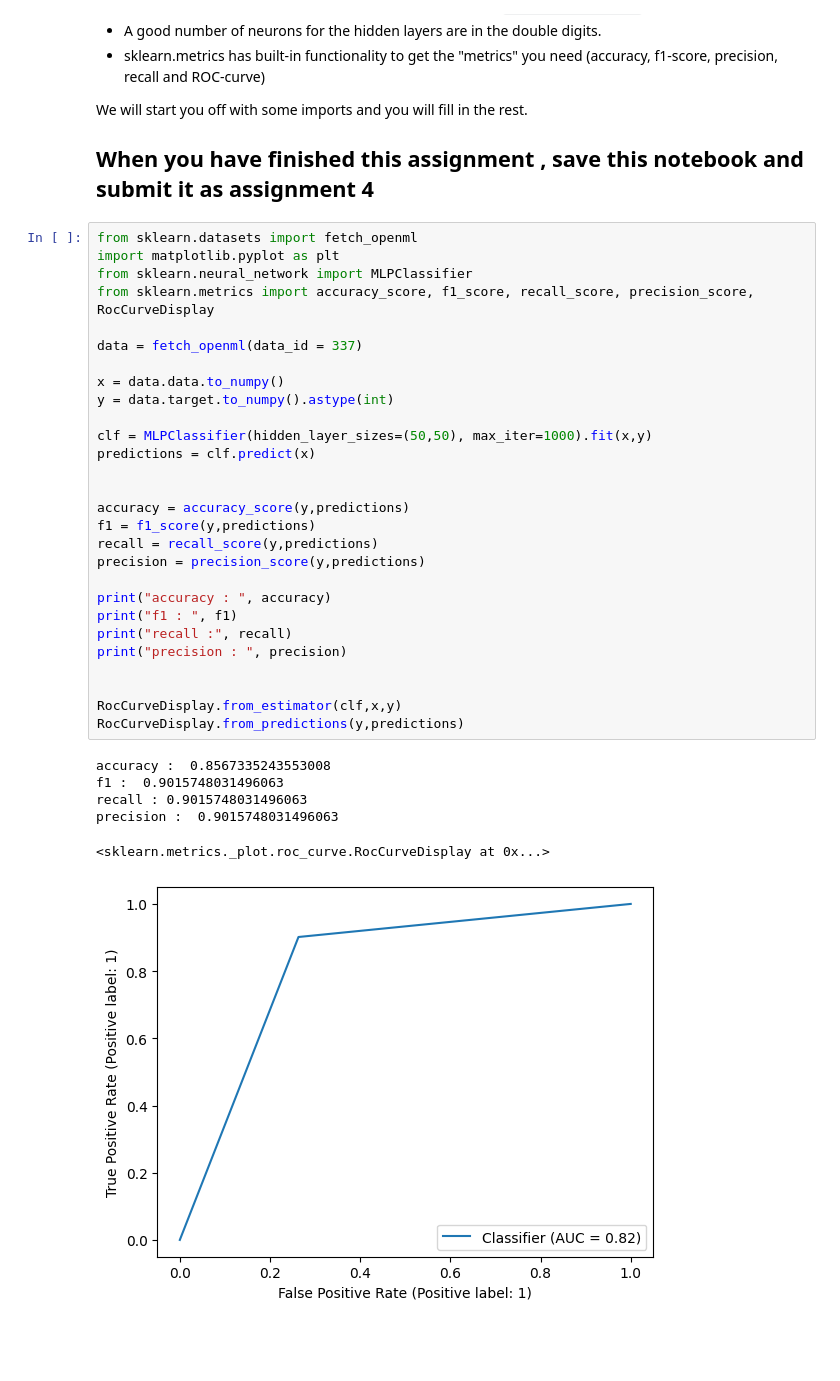
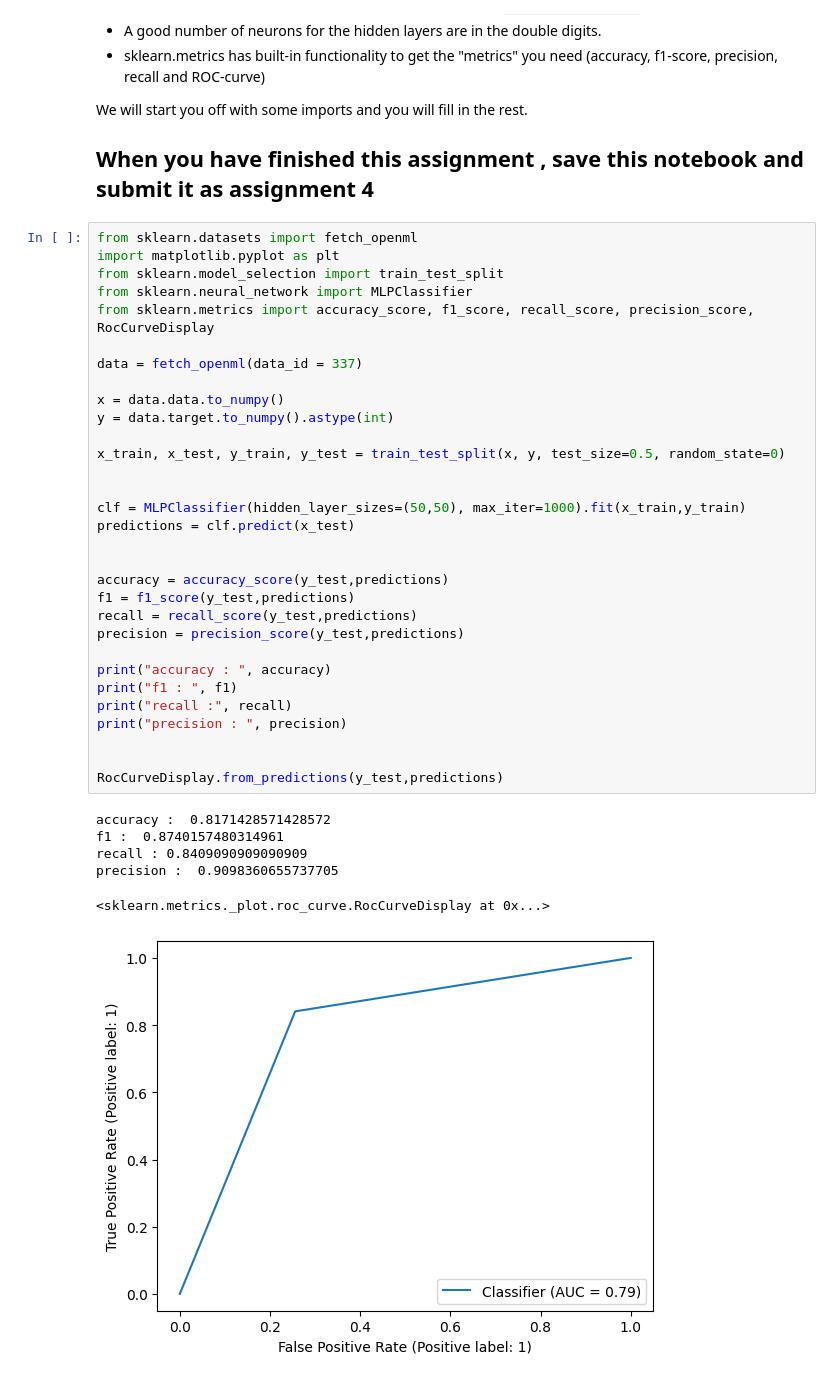
Before and after one commit to albertahnlide/BMEN35_2023, a Jupyter notebook: Session4/BMEN35_Ex12_neural_netorks_assignment4.ipynb, the cells around one changed output. Drawn from its saved outputs; the diff is of its cells as text; blank space fills up the shorter version.

```diff
--- a/Session4/BMEN35_Ex12_neural_netorks_assignment4.ipynb
+++ b/Session4/BMEN35_Ex12_neural_netorks_assignment4.ipynb
@@ -37,35 +37,38 @@ We will start you off with some imports and you will fill in the rest.
 # %%
 from sklearn.datasets import fetch_openml
 import matplotlib.pyplot as plt
+from sklearn.model_selection import train_test_split
 from sklearn.neural_network import MLPClassifier
 from sklearn.metrics import accuracy_score, f1_score, recall_score, precision_score, RocCurveDisplay
 
 data = fetch_openml(data_id = 337)
 
 x = data.data.to_numpy()
 y = data.target.to_numpy().astype(int)
 
-clf = MLPClassifier(hidden_layer_sizes=(50,50), max_iter=1000).fit(x,y)
-predictions = clf.predict(x)
+x_train, x_test, y_train, y_test = train_test_split(x, y, test_size=0.5, random_state=0)
 
 
-accuracy = accuracy_score(y,predictions)
-f1 = f1_score(y,predictions)
-recall = recall_score(y,predictions)
-precision = precision_score(y,predictions)
+clf = MLPClassifier(hidden_layer_sizes=(50,50), max_iter=1000).fit(x_train,y_train)
+predictions = clf.predict(x_test)
+
+
+accuracy = accuracy_score(y_test,predictions)
+f1 = f1_score(y_test,predictions)
+recall = recall_score(y_test,predictions)
+precision = precision_score(y_test,predictions)
 
 print("accuracy : ", accuracy)
 print("f1 : ", f1)
 print("recall :", recall)
 print("precision : ", precision)
 
 
-RocCurveDisplay.from_estimator(clf,x,y)
-RocCurveDisplay.from_predictions(y,predictions)
+RocCurveDisplay.from_predictions(y_test,predictions)
 # %% [output]
-accuracy :  0.8567335243553008
-f1 :  0.9015748031496063
-recall : 0.9015748031496063
-precision :  0.9015748031496063
+accuracy :  0.8171428571428572
+f1 :  0.8740157480314961
+recall : 0.8409090909090909
+precision :  0.9098360655737705
 <sklearn.metrics._plot.roc_curve.RocCurveDisplay at 0x...>
-[figure, old version]
+[figure, new version]
```
Also changed, not shown: parts of 1 cell of this notebook.
